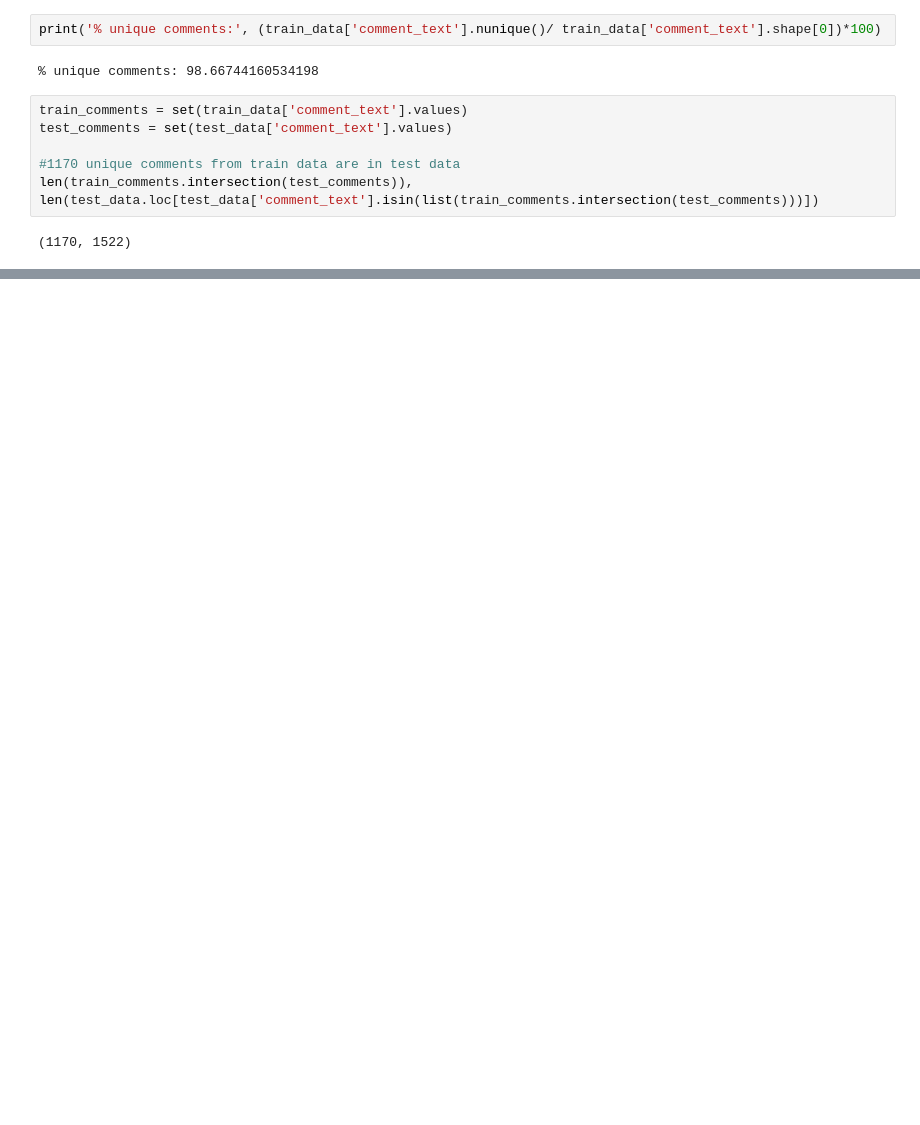
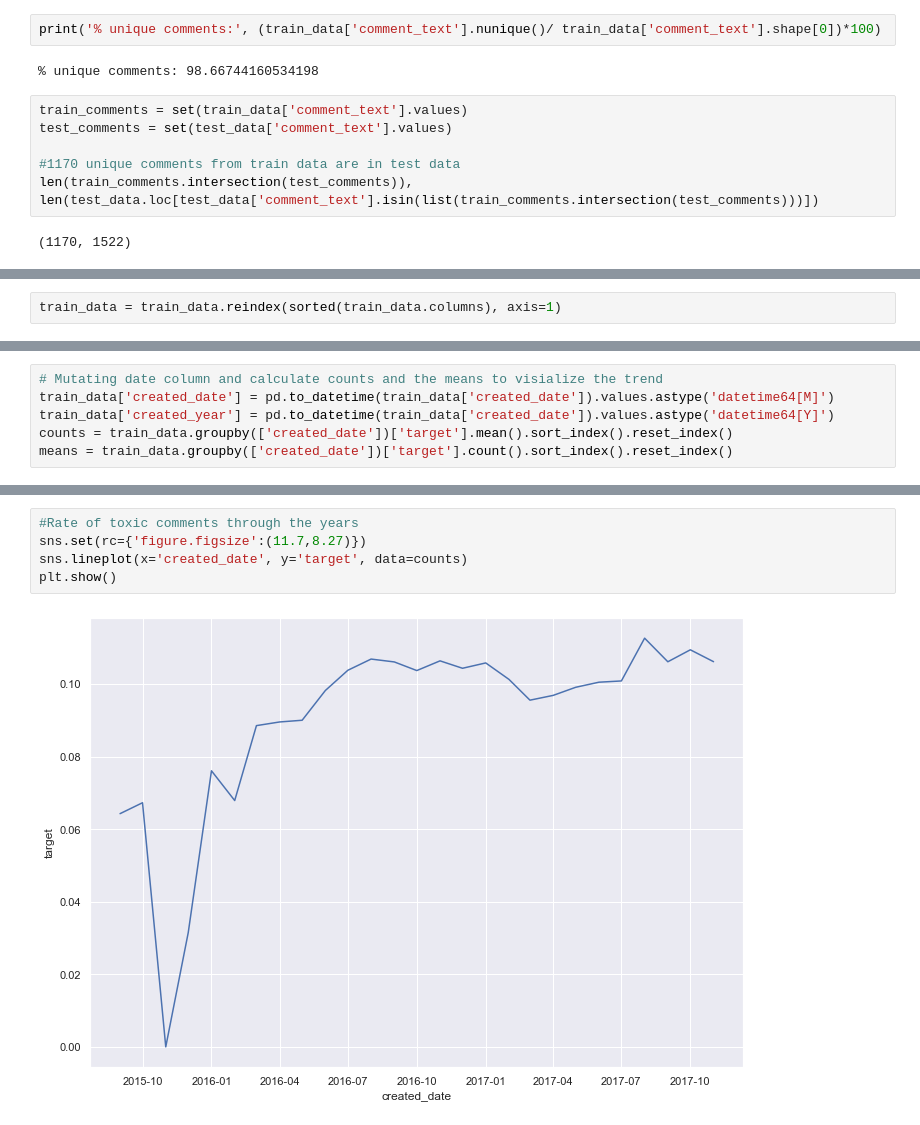
Before and after one commit to ajeyamk/jigsaw-nlp, a Jupyter notebook: jigsaw-nlp-ajeya.ipynb, the cells around one changed output, grey strips where cells are left out. Saved outputs shown, nothing was run; the diff lists cells and outputs as text; blank space fills up the shorter version.

```diff
--- a/jigsaw-nlp-ajeya.ipynb
+++ b/jigsaw-nlp-ajeya.ipynb
@@ -85 +79,3 @@ Text(0.5, 1.0, 'Target distribution')
 [figure]
+# %%
+train_data = train_data.reindex(sorted(train_data.columns), axis=1)
@@ -85,0 +92,6 @@ Text(0.5, 1.0, 'Target distribution')
+# %%
+# Mutating date column and calculate counts and the means to visialize the trend
+train_data['created_date'] = pd.to_datetime(train_data['created_date']).values.astype('datetime64[M]')
+train_data['created_year'] = pd.to_datetime(train_data['created_date']).values.astype('datetime64[Y]')
+counts = train_data.groupby(['created_date'])['target'].mean().sort_index().reset_index()
+means = train_data.groupby(['created_date'])['target'].count().sort_index().reset_index()
@@ -85,0 +120,7 @@ Text(0.5, 1.0, 'Target distribution')
+# %%
+#Rate of toxic comments through the years
+sns.set(rc={'figure.figsize':(11.7,8.27)})
+sns.lineplot(x='created_date', y='target', data=counts)
+plt.show()
+# %% [output]
+[figure, added]
```
Also changed, not shown: parts of 10 cells of this notebook.
